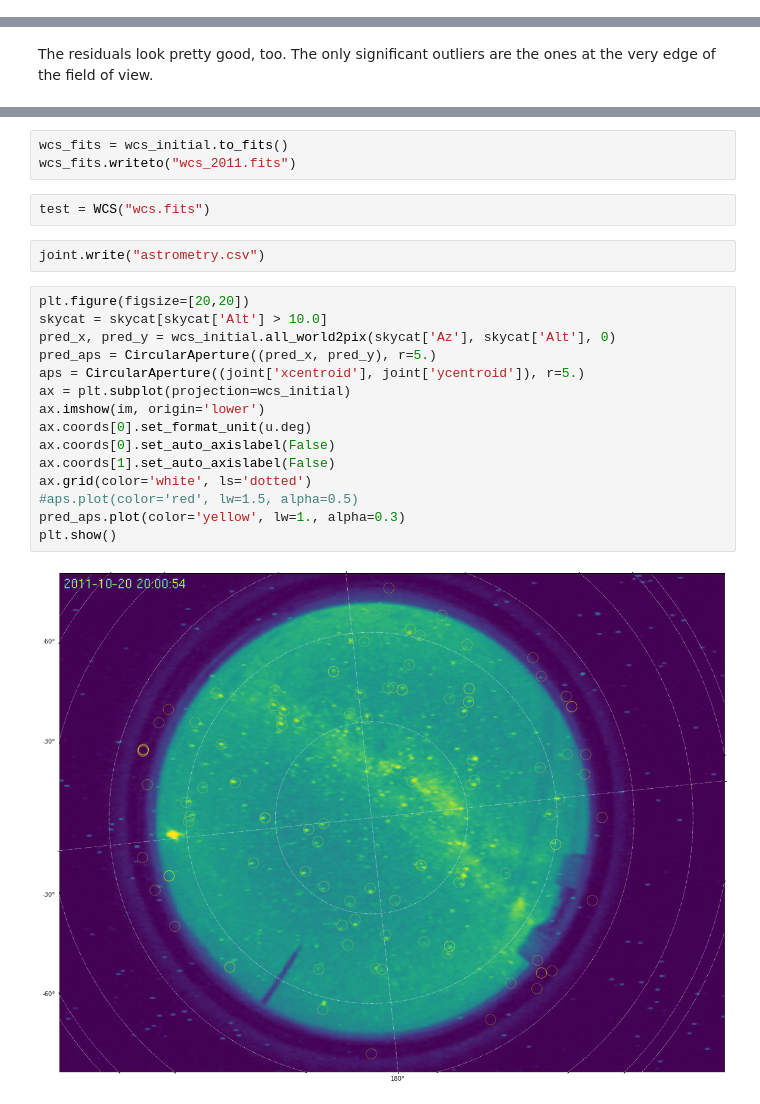
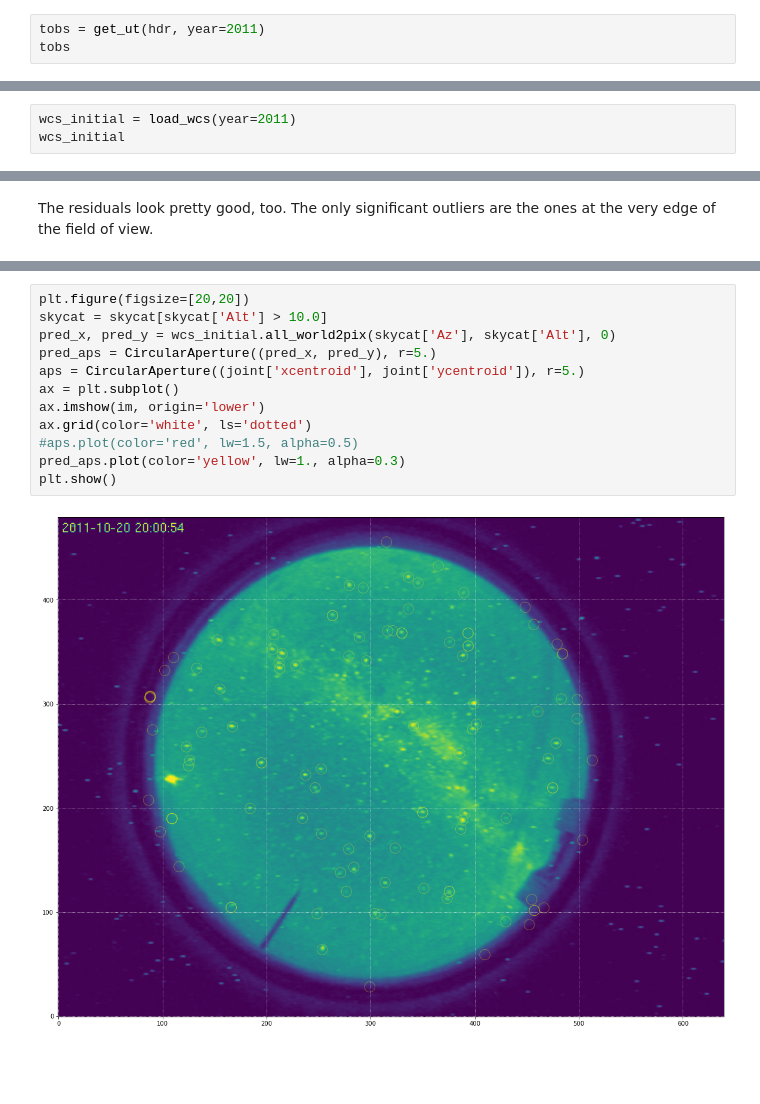
Before and after one commit to MMTObservatory/skycam_analysis, a Jupyter notebook: calib_data/2011/wcs2011.ipynb, the cells around one changed output, grey strips where cells are left out. Saved outputs shown, nothing was run; the diff lists cells and outputs as text; blank space fills up the shorter version.

```diff
--- a/calib_data/2011/wcs2011.ipynb
+++ b/calib_data/2011/wcs2011.ipynb
@@ -82,0 +78,3 @@ tobs
+# %%
+tobs = get_ut(hdr, year=2011)
+tobs
@@ -139,0 +115,3 @@ NAXIS : 0  0
+# %%
+wcs_initial = load_wcs(year=2011)
+wcs_initial
@@ -179,24 +147,14 @@ ax.coords
-# %%
-wcs_fits = wcs_initial.to_fits()
-wcs_fits.writeto("wcs_2011.fits")
-# %%
-test = WCS("wcs.fits")
-# %%
-joint.write("astrometry.csv")
 # %%
 plt.figure(figsize=[20,20])
 skycat = skycat[skycat['Alt'] > 10.0]
 pred_x, pred_y = wcs_initial.all_world2pix(skycat['Az'], skycat['Alt'], 0)
 pred_aps = CircularAperture((pred_x, pred_y), r=5.)
 aps = CircularAperture((joint['xcentroid'], joint['ycentroid']), r=5.)
-ax = plt.subplot(projection=wcs_initial)
+ax = plt.subplot()
 ax.imshow(im, origin='lower')
-ax.coords[0].set_format_unit(u.deg)
-ax.coords[0].set_auto_axislabel(False)
-ax.coords[1].set_auto_axislabel(False)
 ax.grid(color='white', ls='dotted')
 #aps.plot(color='red', lw=1.5, alpha=0.5)
 pred_aps.plot(color='yellow', lw=1., alpha=0.3)
 plt.show()
 # %% [output]
-[figure, old version]
+[figure, new version]
```
Also changed, not shown: parts of 12 cells of this notebook.
